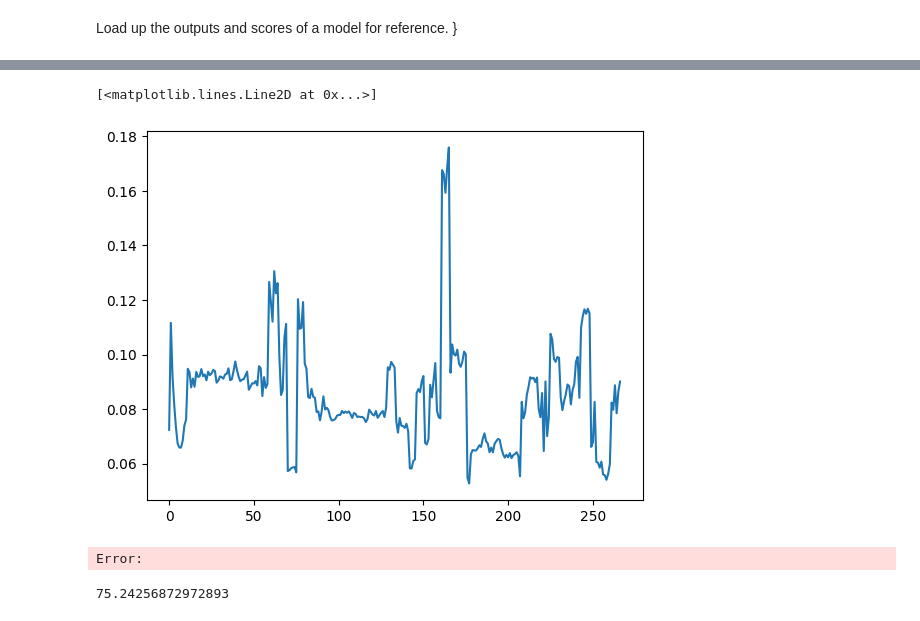
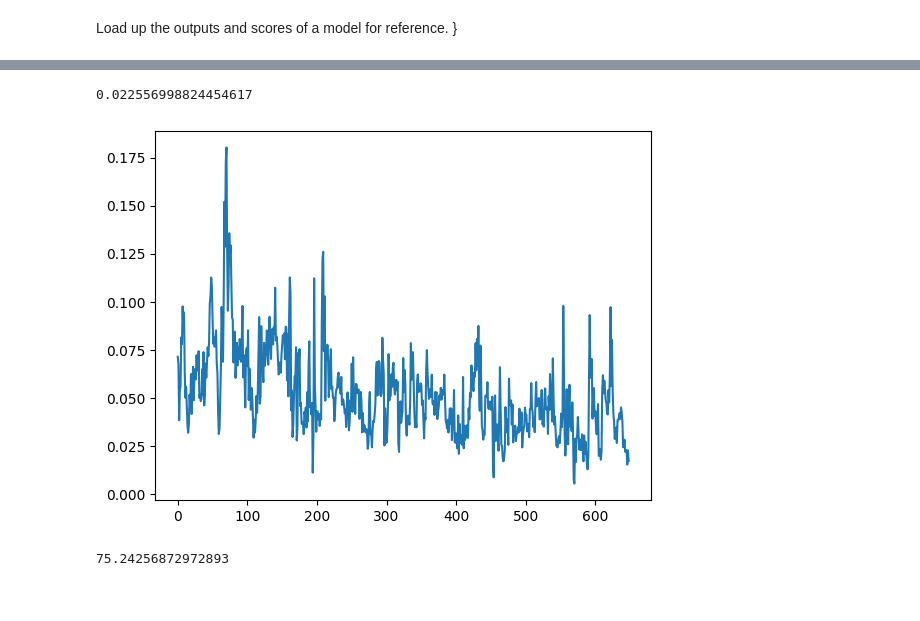
Before and after one commit to AashGan/VidSumMethods, a Jupyter notebook: Methodology problem 5.ipynb, the cells around one changed output, grey strips where cells are left out. Drawn from its saved outputs; the diff is of its cells as text; code cells hidden in the pictures.

```diff
--- a/Methodology problem 5.ipynb
+++ b/Methodology problem 5.ipynb
@@ -11,6 +11,6 @@ Load up the outputs and scores of a model for reference.
 }
 # %%
 results = json.load(open('SensitivityExpt/Attention/F1/results.json'))
-split_1_results = json.load(open('SensitivityExpt/Attention/F1/split_1_noname.json'))
-outputs = json.load(open('SensitivityExpt/Attention/Output/outputs.json'))
+split_1_results = json.load(open('SensitivityExpt/Attention/Correlation/split_1_noname.json'))
+outputs = json.load(open('SensitivityExpt\summe\outputs.json'))
 # %%
@@ -38,9 +47,9 @@ split_1_results
 # %%
 plt.plot(video_10_output)
+np.std(video_10_output)
 # %% [output]
-[<matplotlib.lines.Line2D at 0x...>]
+0.022556998824454617
-[figure, old version]
+[figure, new version]
-Error:
 # %%
 mean_imp= np.mean(video_10_output)
 std_imp = np.std(video_10_output)
```
Also changed, not shown: parts of 4 cells of this notebook, 30 other files.
